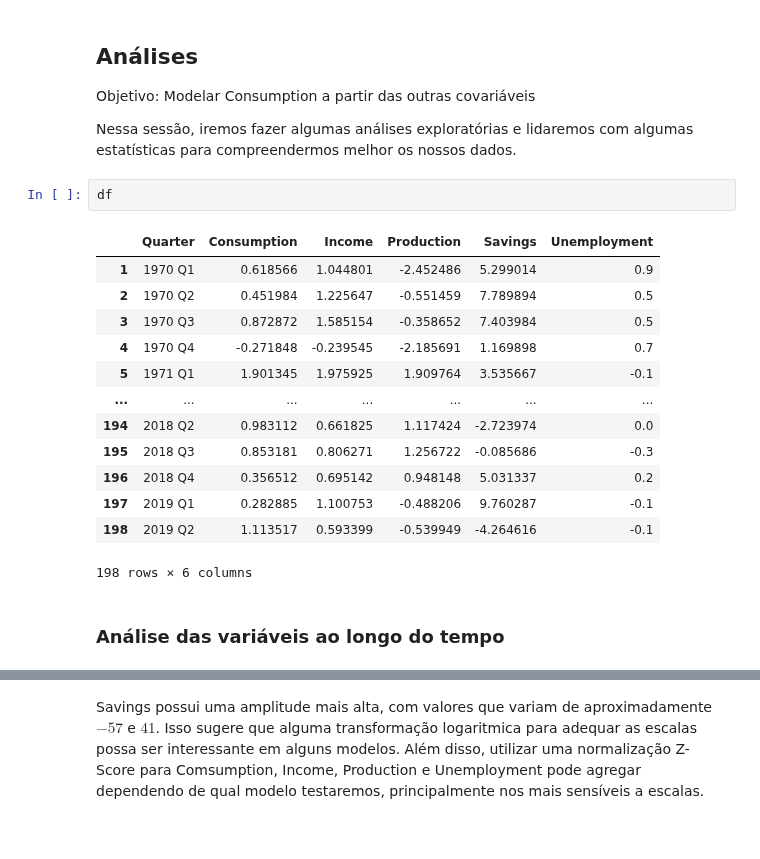
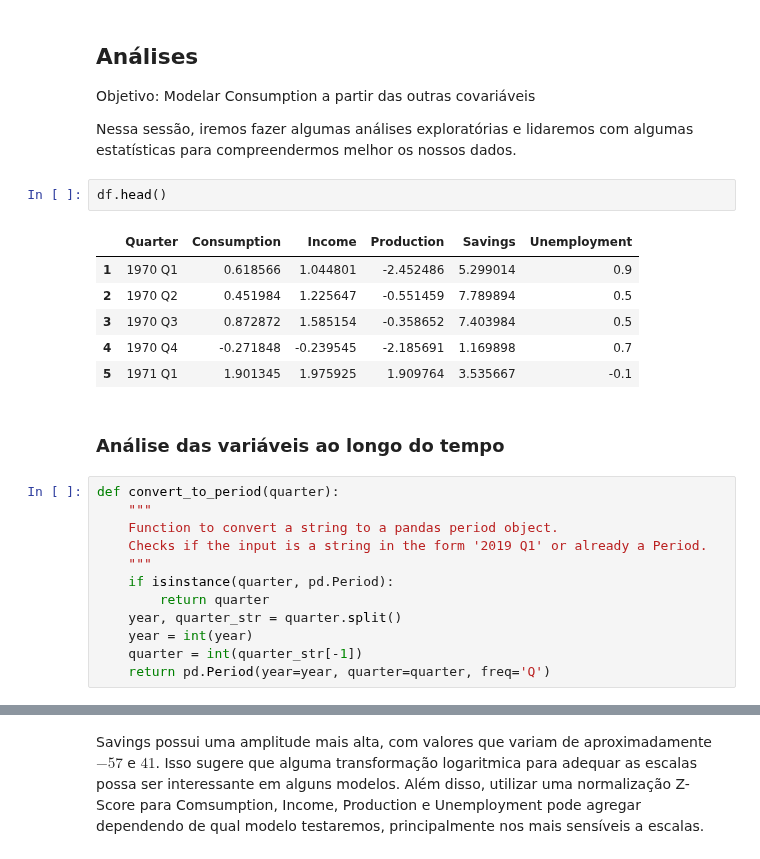
Before and after one commit to ramalhogs/Series_temporais_A2, a Jupyter notebook: analysis.ipynb, the cells around one changed output, grey strips where cells are left out. Drawn from its saved outputs; the diff is of its cells as text.

```diff
--- a/analysis.ipynb
+++ b/analysis.ipynb
@@ -14,21 +14,26 @@ Objetivo: Modelar Consumption a partir das outras covariáveis
 
 Nessa sessão, iremos fazer algumas análises exploratórias e lidaremos com algumas estatísticas para compreendermos melhor os nossos dados.
 # %%
-df
+df.head()
 # %% [output]
 |  | Quarter | Consumption | Income | Production | Savings | Unemployment |
 | 1 | 1970 Q1 | 0.618566 | 1.044801 | -2.452486 | 5.299014 | 0.9 |
 | 2 | 1970 Q2 | 0.451984 | 1.225647 | -0.551459 | 7.789894 | 0.5 |
 | 3 | 1970 Q3 | 0.872872 | 1.585154 | -0.358652 | 7.403984 | 0.5 |
 | 4 | 1970 Q4 | -0.271848 | -0.239545 | -2.185691 | 1.169898 | 0.7 |
 | 5 | 1971 Q1 | 1.901345 | 1.975925 | 1.909764 | 3.535667 | -0.1 |
-| ... | ... | ... | ... | ... | ... | ... |
-| 194 | 2018 Q2 | 0.983112 | 0.661825 | 1.117424 | -2.723974 | 0.0 |
-| 195 | 2018 Q3 | 0.853181 | 0.806271 | 1.256722 | -0.085686 | -0.3 |
-| 196 | 2018 Q4 | 0.356512 | 0.695142 | 0.948148 | 5.031337 | 0.2 |
-| 197 | 2019 Q1 | 0.282885 | 1.100753 | -0.488206 | 9.760287 | -0.1 |
-| 198 | 2019 Q2 | 1.113517 | 0.593399 | -0.539949 | -4.264616 | -0.1 |
-198 rows × 6 columns
 # %% [markdown]
 ### Análise das variáveis ao longo do tempo
+# %%
+def convert_to_period(quarter):
+    """
+    Function to convert a string to a pandas period object.
+    Checks if the input is a string in the form '2019 Q1' or already a Period.
+    """
+    if isinstance(quarter, pd.Period):
+        return quarter
+    year, quarter_str = quarter.split()
+    year = int(year)
+    quarter = int(quarter_str[-1])
+    return pd.Period(year=year, quarter=quarter, freq='Q')
 # %%
```
Also changed, not shown: parts of 15 cells of this notebook.
